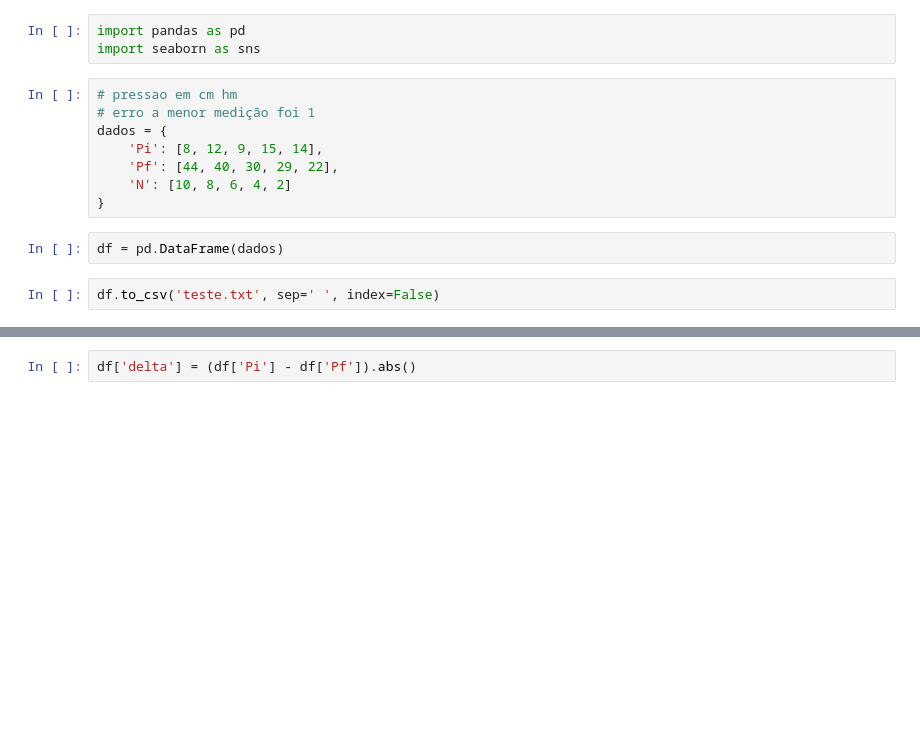
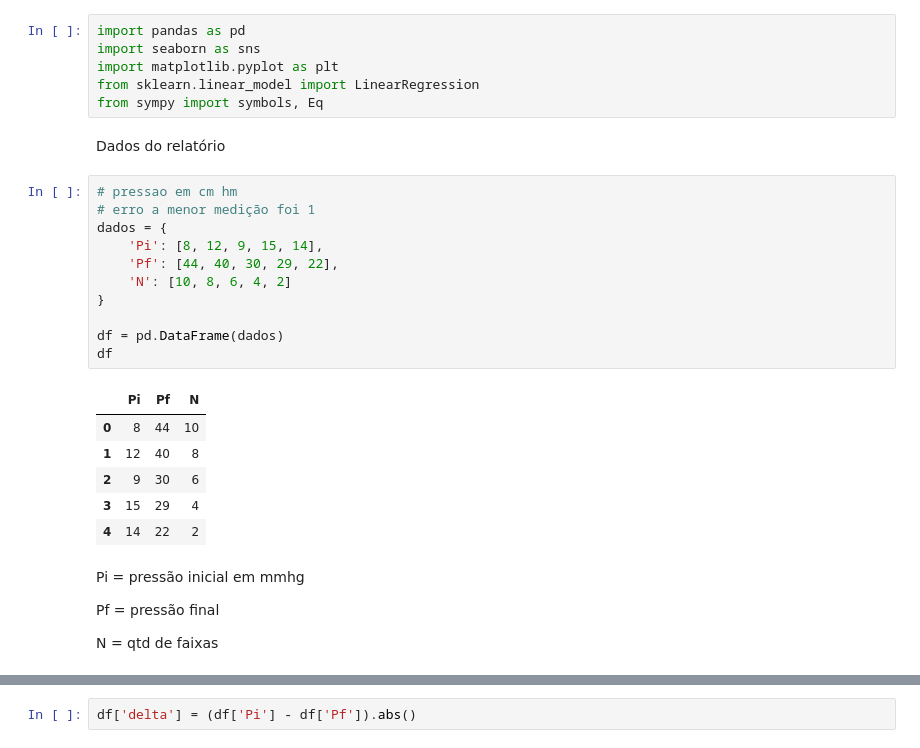
Before and after one commit to ms-cmy/relatorios-2024-est2, a Jupyter notebook: relatorio_3/experimento.ipynb, the cells around one changed output, grey strips where cells are left out. Saved outputs shown, nothing was run; the diff lists cells and outputs as text; blank space fills up the shorter version.

```diff
--- a/relatorio_3/experimento.ipynb
+++ b/relatorio_3/experimento.ipynb
@@ -1,15 +1,34 @@
 # %%
 import pandas as pd
 import seaborn as sns
+import matplotlib.pyplot as plt
+from sklearn.linear_model import LinearRegression
+from sympy import symbols, Eq
+# %% [markdown]
+Dados do relatório
 # %%
 # pressao em cm hm
 # erro a menor medição foi 1
 dados = {
     'Pi': [8, 12, 9, 15, 14],
     'Pf': [44, 40, 30, 29, 22],
     'N': [10, 8, 6, 4, 2]
 }
+
+df = pd.DataFrame(dados)
+df
+# %% [output]
+|  | Pi | Pf | N |
+| 0 | 8 | 44 | 10 |
+| 1 | 12 | 40 | 8 |
+| 2 | 9 | 30 | 6 |
+| 3 | 15 | 29 | 4 |
+| 4 | 14 | 22 | 2 |
-# %%
-df = pd.DataFrame(dados)
-# %%
-df.to_csv('teste.txt', sep=' ', index=False)
+# %% [markdown]
+Pi = pressão inicial em mmhg
+
+
+Pf = pressão final
+
+
+N = qtd de faixas
```
Also changed, not shown: parts of 23 cells of this notebook, 1 other file.
